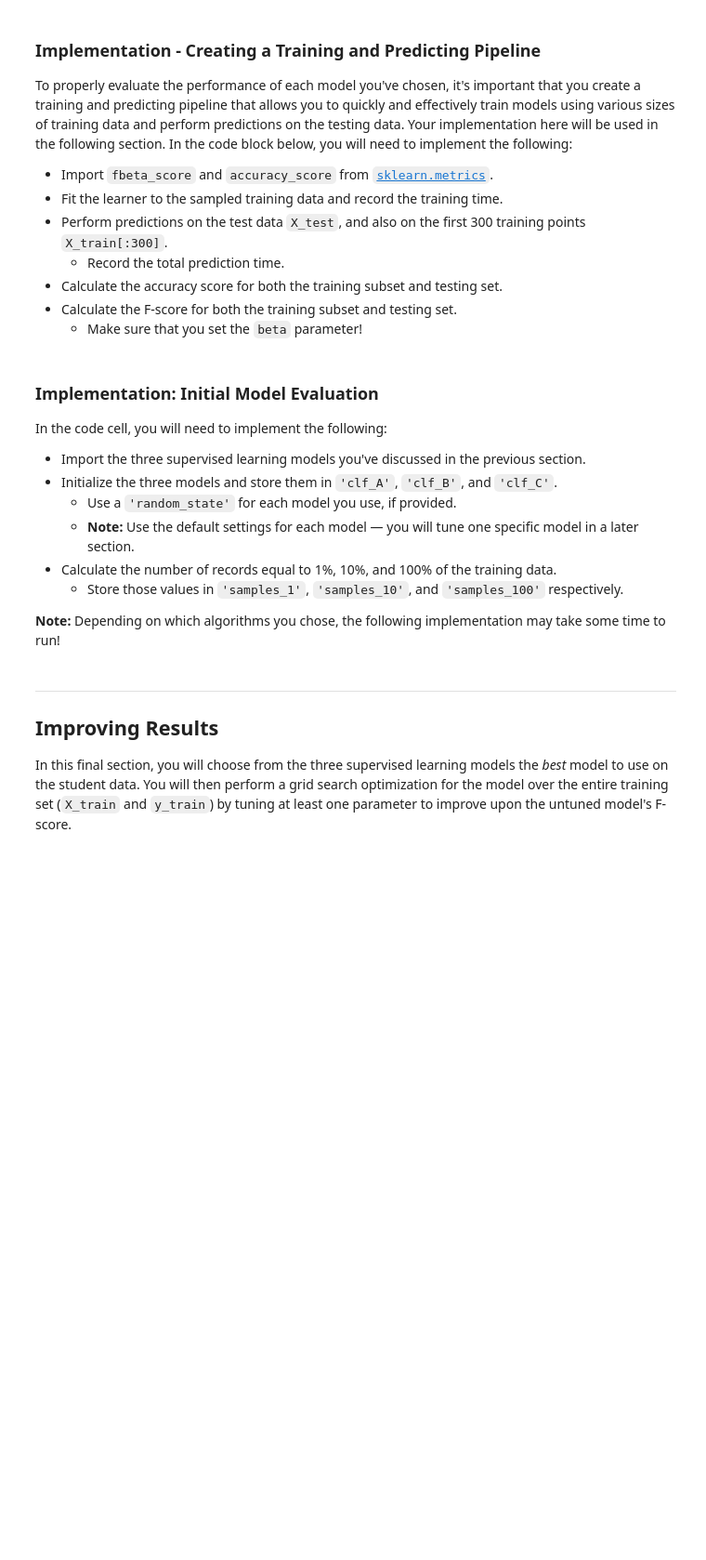
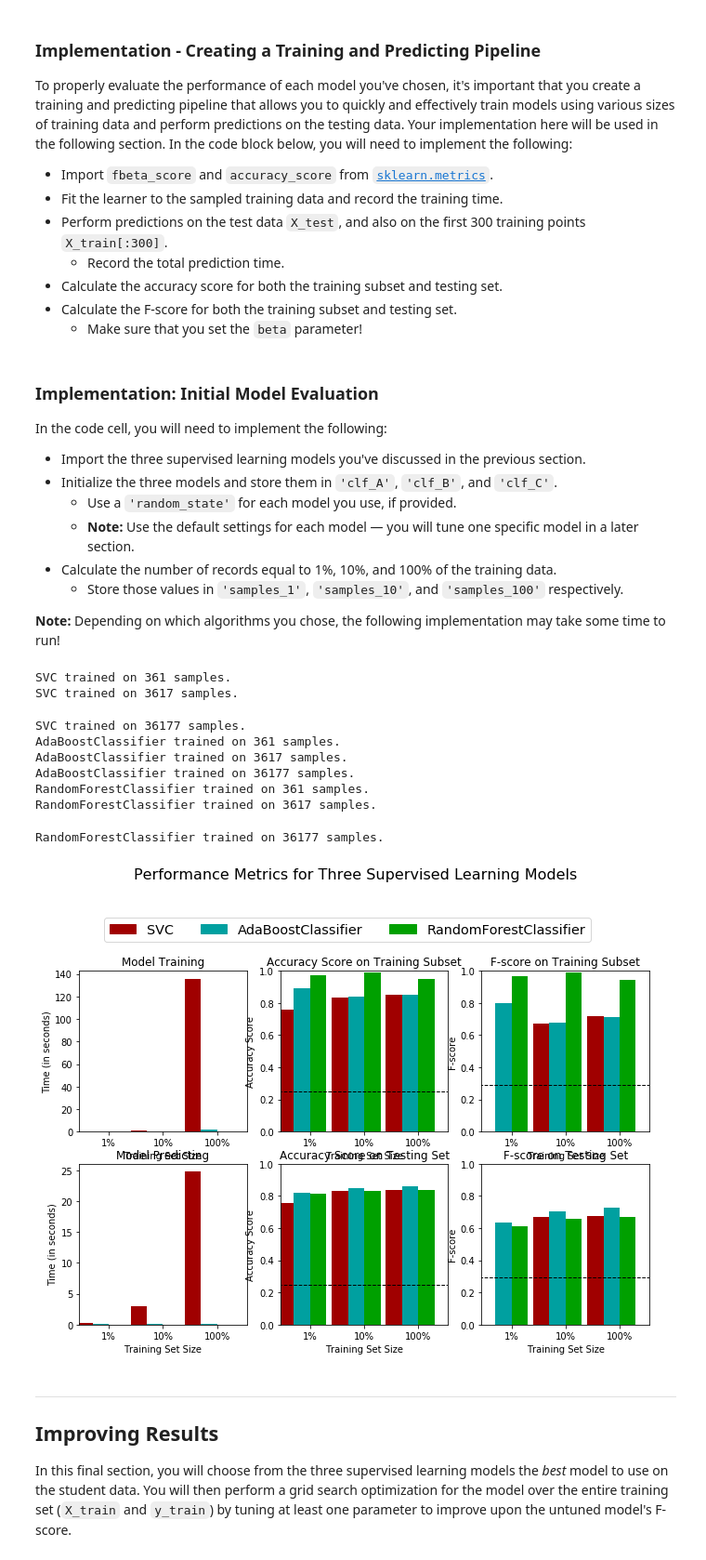
Before and after one commit to kurdi1mans/Finding-Donors-for-CharityML, a Jupyter notebook: finding_donors.ipynb, the cells around one changed output. Shown: that part at 93% size. Cells and saved outputs as stored; diff of their text form; code cells hidden in the pictures; blank space fills up the shorter version.

```diff
--- a/finding_donors.ipynb
+++ b/finding_donors.ipynb
@@ -398,6 +398,7 @@ In the code block below, you will need to implement the following:
    - Make sure that you set the `beta` parameter!
 # %%
 # TODO: Import two metrics from sklearn - fbeta_score and accuracy_score
+from sklearn.metrics import fbeta_score,accuracy_score
 
 def train_predict(learner, sample_size, X_train, y_train, X_test, y_test):
     '''
@@ -414,33 +415,38 @@ def train_predict(learner, sample_size, X_train, y_train, X_test, y_test):
 
     # TODO: Fit the learner to the training data using slicing with 'sample_size' using .fit(training_features[:], training_labels[:])
     start = time() # Get start time
-    learner = None
+
+    # NOTE: thiis is assumed to be a non-randomized sampling.
+    learner.fit(X_train[0:sample_size], y_train[0:sample_size])
+
     end = time() # Get end time
 
     # TODO: Calculate the training time
-    results['train_time'] = None
+    results['train_time'] = end-start
+
+
 
     # TODO: Get the predictions on the test set(X_test),
     #       then get predictions on the first 300 training samples(X_train) using .predict()
     start = time() # Get start time
-    predictions_test = None
-    predictions_train = None
+    predictions_test = learner.predict(X_test)
+    predictions_train = learner.predict(X_train[0:300])
     end = time() # Get end time
 
     # TODO: Calculate the total prediction time
-    results['pred_time'] = None
+    results['pred_time'] = end-start
 
     # TODO: Compute accuracy on the first 300 training samples which is y_train[:300]
-    results['acc_train'] = None
+    results['acc_train'] = accuracy_score(y_train.iloc[0:300],predictions_train)
 
     # TODO: Compute accuracy on test set using accuracy_score()
-    results['acc_test'] = None
+    results['acc_test'] = accuracy_score(y_test,predictions_test)
 
     # TODO: Compute F-score on the the first 300 training samples using fbeta_score()
-    results['f_train'] = None
+    results['f_train'] = fbeta_score(y_train.iloc[0:300],predictions_train,beta=0.5)
 
     # TODO: Compute F-score on the test set which is y_test
-    results['f_test'] = None
+    results['f_test'] = fbeta_score(y_test,predictions_test,beta=0.5)
 
     # Success
     print("{} trained on {} samples.".format(learner.__class__.__name__, sample_size))
@@ -460,31 +466,45 @@ In the code cell, you will need to implement the following:
 **Note:** Depending on which algorithms you chose, the following implementation may take some time to run!
 # %%
 # TODO: Import the three supervised learning models from sklearn
+from sklearn.svm import SVC
+from sklearn.ensemble import AdaBoostClassifier,RandomForestClassifier
+from sklearn.naive_bayes import GaussianNB
 
 # TODO: Initialize the three models
-clf_A = None
-clf_B = None
-clf_C = None
+clf_A = SVC()
+clf_B = AdaBoostClassifier()
+clf_C = RandomForestClassifier()
 
 # TODO: Calculate the number of samples for 1%, 10%, and 100% of the training data
 # HINT: samples_100 is the entire training set i.e. len(y_train)
 # HINT: samples_10 is 10% of samples_100 (ensure to set the count of the values to be `int` and not `float`)
 # HINT: samples_1 is 1% of samples_100 (ensure to set the count of the values to be `int` and not `float`)
-samples_100 = None
-samples_10 = None
-samples_1 = None
+samples_100 = len(y_train)
+samples_10 = int(samples_100/10)
+samples_1 = int(samples_100/100)
 
 # Collect results on the learners
 results = {}
 for clf in [clf_A, clf_B, clf_C]:
     clf_name = clf.__class__.__name__
     results[clf_name] = {}
     for i, samples in enumerate([samples_1, samples_10, samples_100]):
         results[clf_name][i] = \
         train_predict(clf, samples, X_train, y_train, X_test, y_test)
 
 # Run metrics visualization for the three supervised learning models chosen
 vs.evaluate(results, accuracy, fscore)
+# %% [output]
+SVC trained on 361 samples.
+SVC trained on 3617 samples.
+SVC trained on 36177 samples.
+AdaBoostClassifier trained on 361 samples.
+AdaBoostClassifier trained on 3617 samples.
+AdaBoostClassifier trained on 36177 samples.
+RandomForestClassifier trained on 361 samples.
+RandomForestClassifier trained on 3617 samples.
+RandomForestClassifier trained on 36177 samples.
+[figure, added]
 # %% [markdown]
 ----
 ## Improving Results
```
